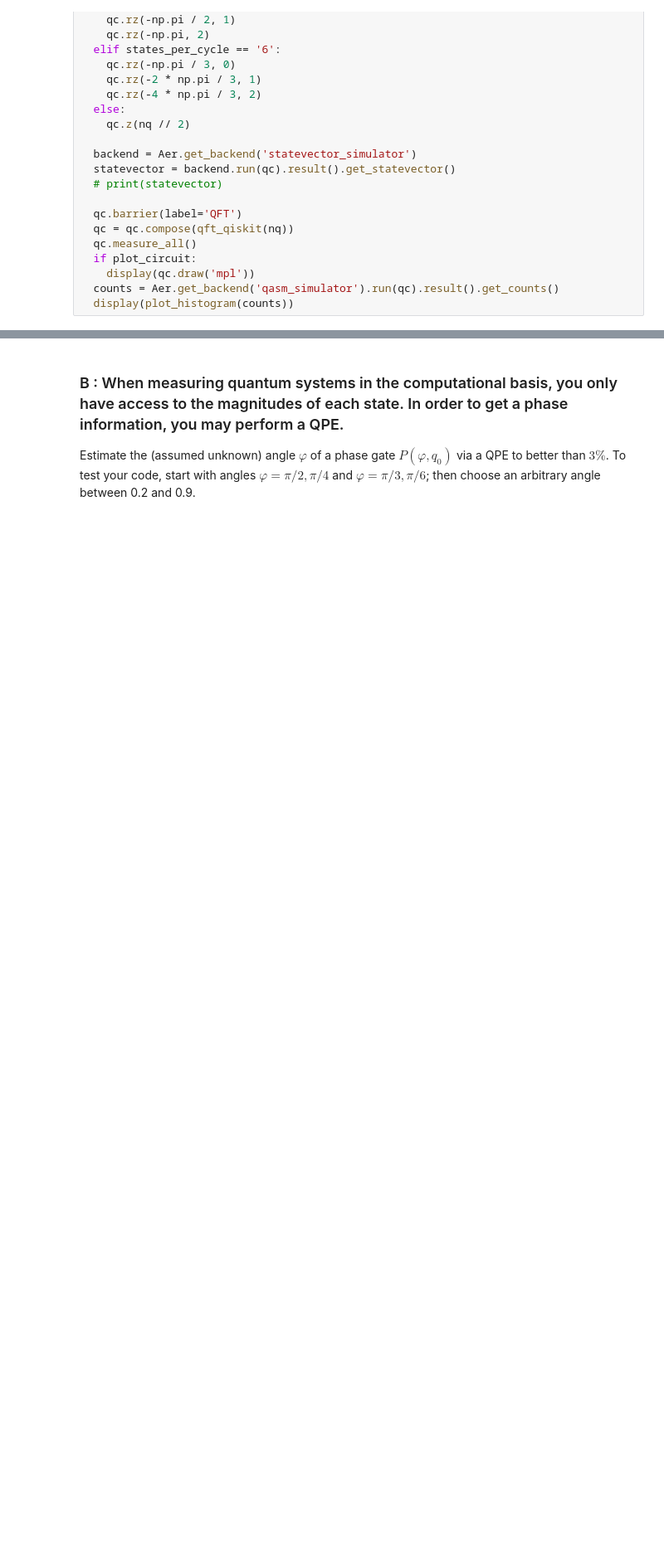
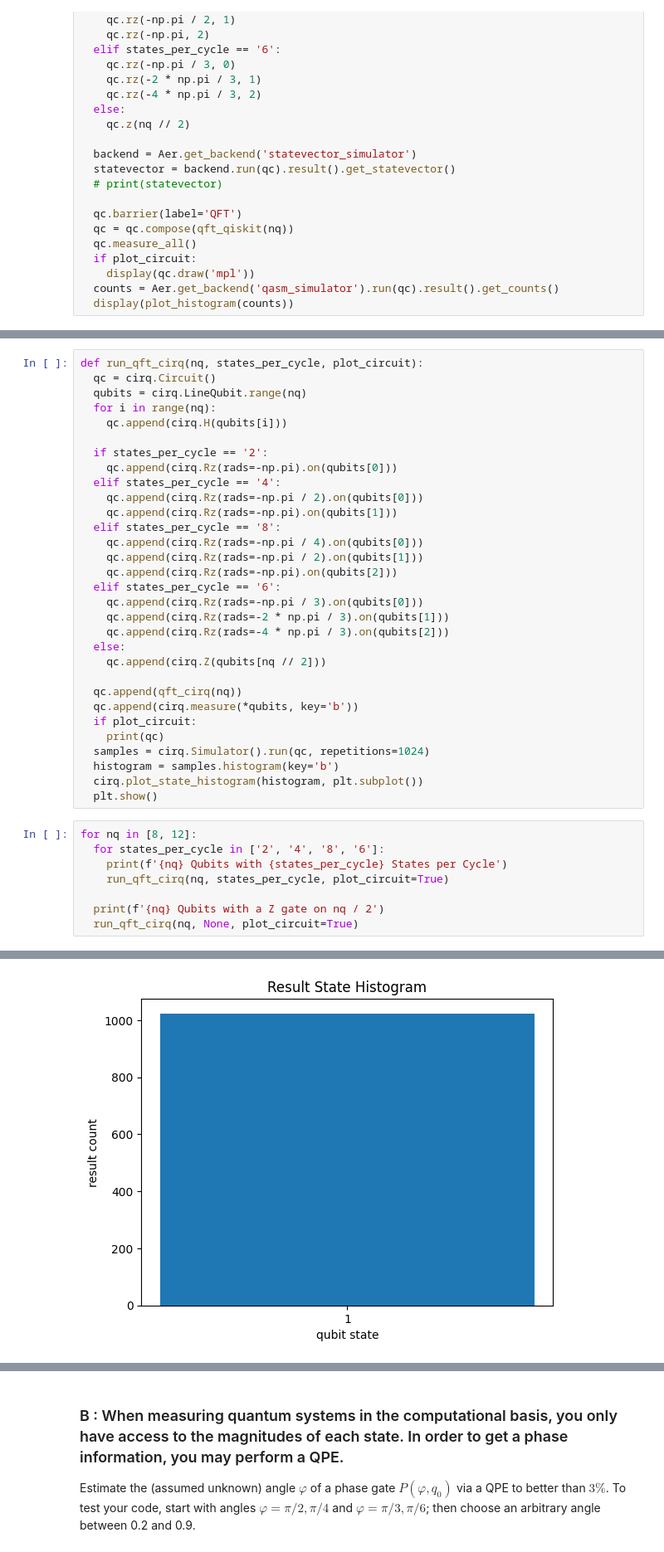
Before and after one commit to elijahkin/amsc698k, a Jupyter notebook: hw5/hw5.ipynb, the cells around one changed output, grey strips where cells are left out. Shown at 83% size. Cells and saved outputs as stored; diff of their text form; blank space fills up the shorter version.

```diff
--- a/hw5/hw5.ipynb
+++ b/hw5/hw5.ipynb
@@ -128,0 +164,40 @@ for nq in [8, 12]:
+# %%
+def run_qft_cirq(nq, states_per_cycle, plot_circuit):
+  qc = cirq.Circuit()
+  qubits = cirq.LineQubit.range(nq)
+  for i in range(nq):
+    qc.append(cirq.H(qubits[i]))
+
+  if states_per_cycle == '2':
+    qc.append(cirq.Rz(rads=-np.pi).on(qubits[0]))
+  elif states_per_cycle == '4':
+    qc.append(cirq.Rz(rads=-np.pi / 2).on(qubits[0]))
+    qc.append(cirq.Rz(rads=-np.pi).on(qubits[1]))
+  elif states_per_cycle == '8':
+    qc.append(cirq.Rz(rads=-np.pi / 4).on(qubits[0]))
+    qc.append(cirq.Rz(rads=-np.pi / 2).on(qubits[1]))
+    qc.append(cirq.Rz(rads=-np.pi).on(qubits[2]))
+  elif states_per_cycle == '6':
+    qc.append(cirq.Rz(rads=-np.pi / 3).on(qubits[0]))
+    qc.append(cirq.Rz(rads=-2 * np.pi / 3).on(qubits[1]))
+    qc.append(cirq.Rz(rads=-4 * np.pi / 3).on(qubits[2]))
+  else:
+    qc.append(cirq.Z(qubits[nq // 2]))
+
+  qc.append(qft_cirq(nq))
+  qc.append(cirq.measure(*qubits, key='b'))
+  if plot_circuit:
+    print(qc)
+  samples = cirq.Simulator().run(qc, repetitions=1024)
+  histogram = samples.histogram(key='b')
+  cirq.plot_state_histogram(histogram, plt.subplot())
+  plt.show()
+# %%
+for nq in [8, 12]:
+  for states_per_cycle in ['2', '4', '8', '6']:
+    print(f'{nq} Qubits with {states_per_cycle} States per Cycle')
+    run_qft_cirq(nq, states_per_cycle, plot_circuit=True)
+
+  print(f'{nq} Qubits with a Z gate on nq / 2')
+  run_qft_cirq(nq, None, plot_circuit=True)
+# %% [output]
@@ -128,0 +220 @@ for nq in [8, 12]:
+[figure, added]
```
Also changed, not shown: parts of 8 cells of this notebook.
